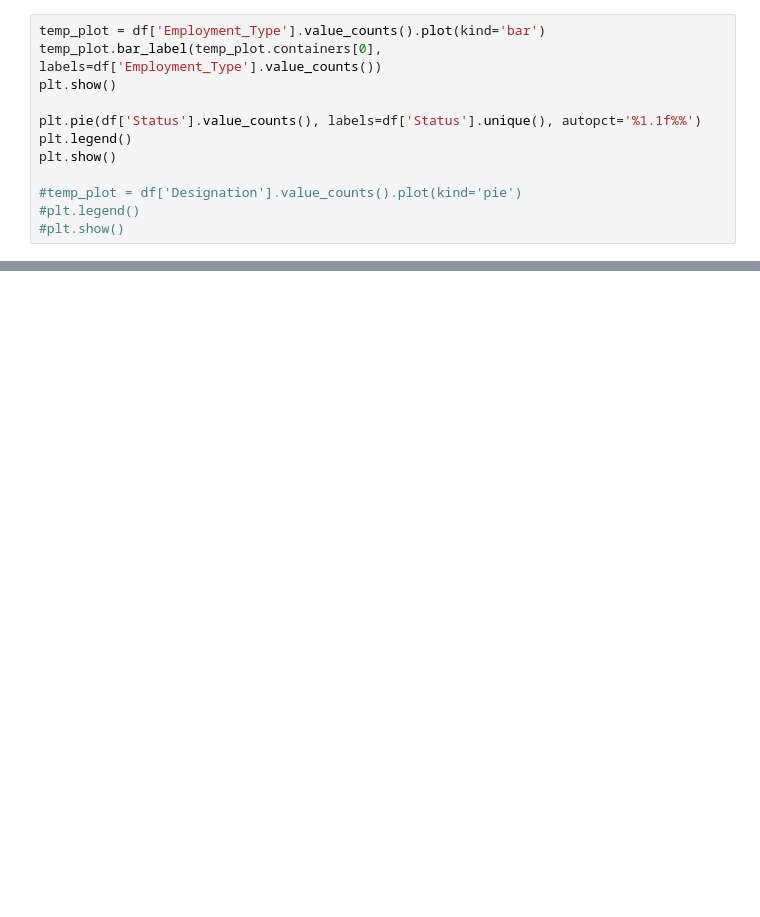
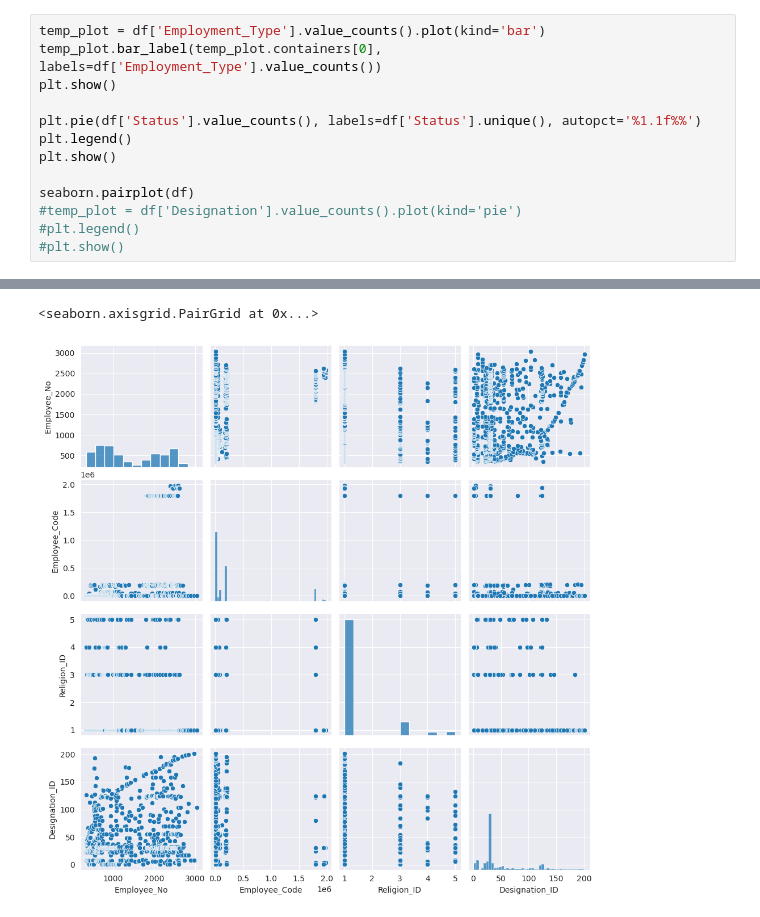
Before and after one commit to pcperera/attrition, a Jupyter notebook: descriptive-analysis.ipynb, the cells around one changed output, grey strips where cells are left out. Cells and saved outputs as stored; diff of their text form; blank space fills up the shorter version.

```diff
--- a/descriptive-analysis.ipynb
+++ b/descriptive-analysis.ipynb
@@ -28,17 +29,20 @@ Latest join date 2022-12-20 00:00:00
 # %%
 temp_plot = df['Employment_Type'].value_counts().plot(kind='bar')
 temp_plot.bar_label(temp_plot.containers[0], labels=df['Employment_Type'].value_counts())
 plt.show()
 
 plt.pie(df['Status'].value_counts(), labels=df['Status'].unique(), autopct='%1.1f%%')
 plt.legend()
 plt.show()
 
+seaborn.pairplot(df)
 #temp_plot = df['Designation'].value_counts().plot(kind='pie')
 #plt.legend()
 #plt.show()
 # %% [output]
 [figure]
 [figure]
+<seaborn.axisgrid.PairGrid at 0x...>
+[figure, added]
 # %%
 df = df.loc[df['Status'] == 'Inactive']
```
Also changed, not shown: parts of 2 cells of this notebook, 4 other files.
